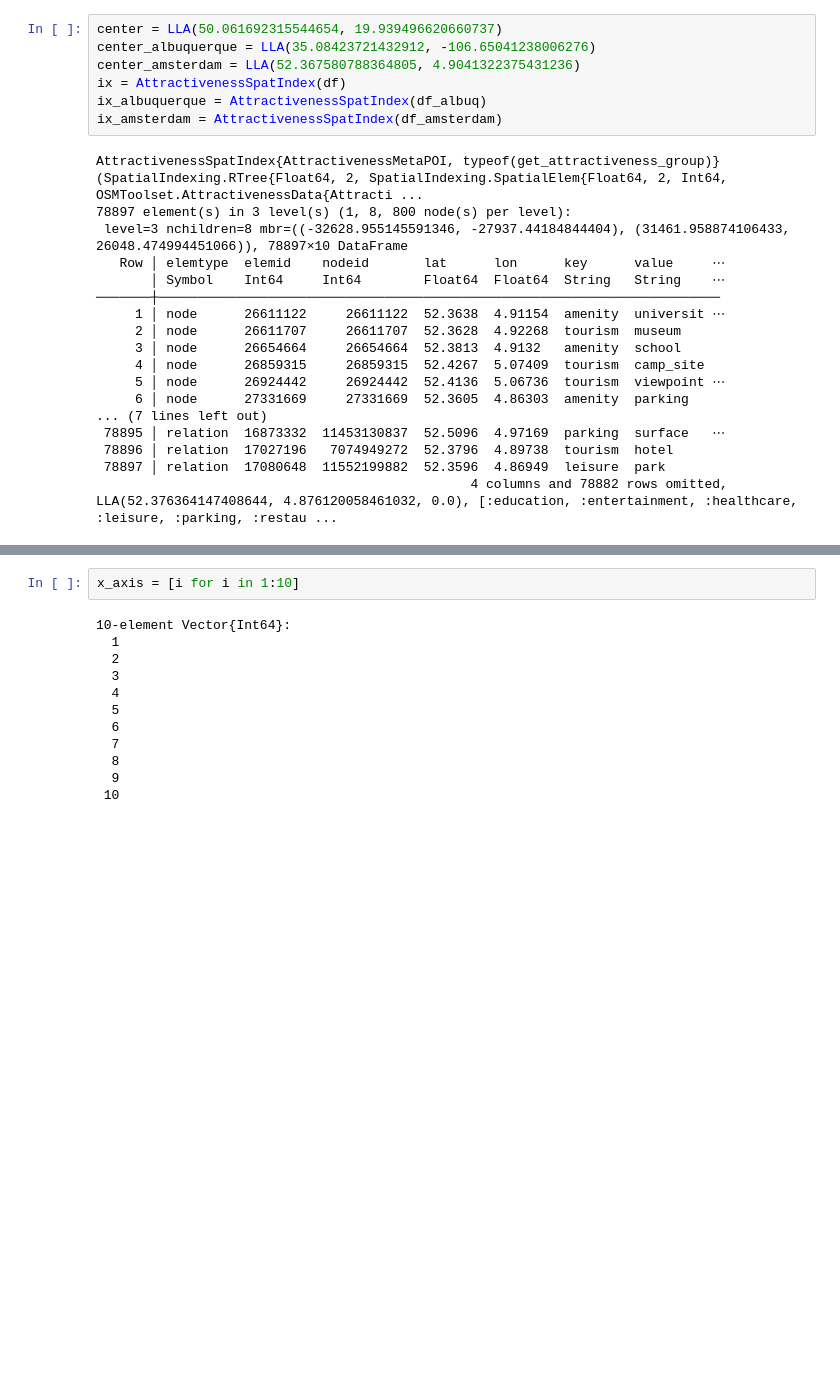
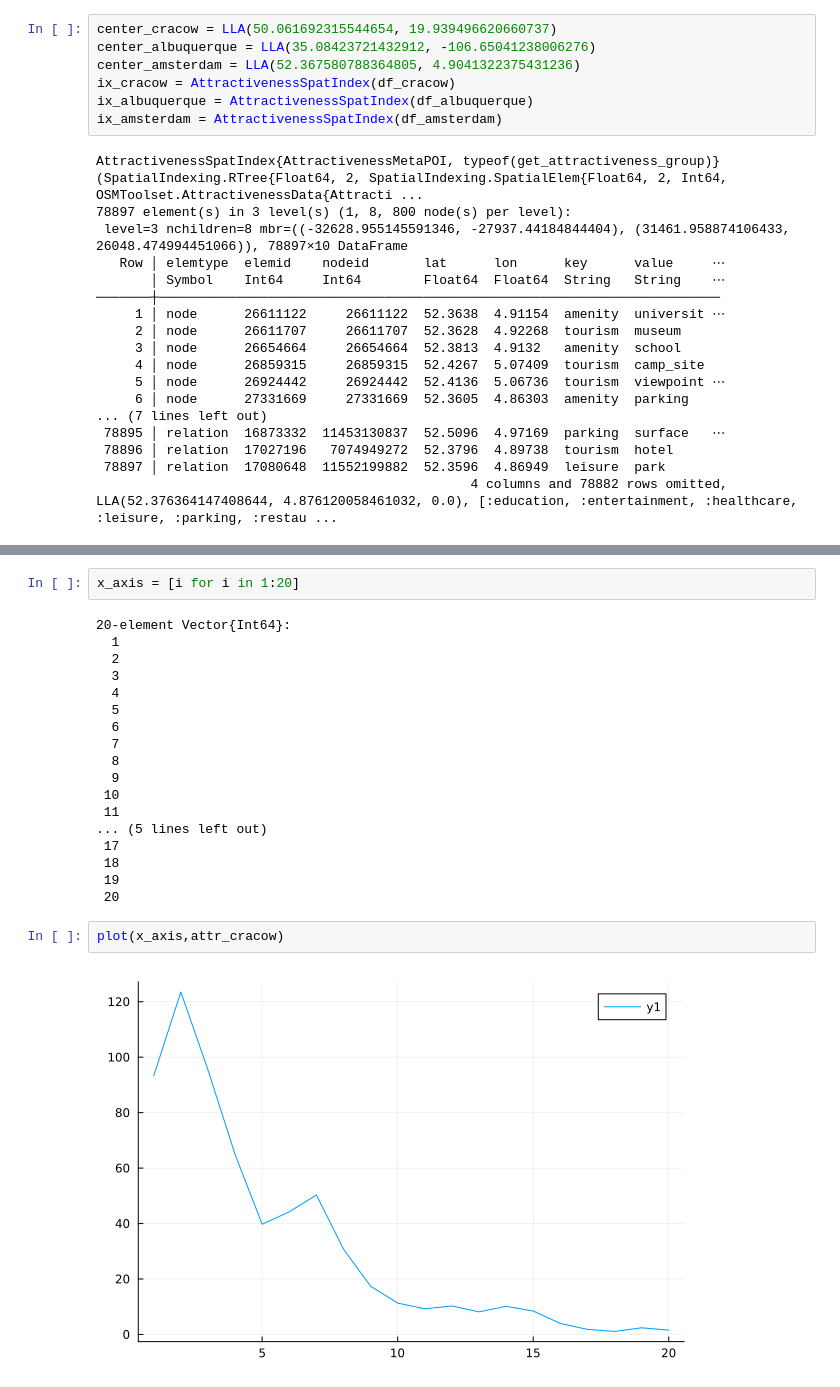
Before and after one commit to AdamKasinski/walkability_analyses, a Jupyter notebook: example.ipynb, the cells around one changed output, grey strips where cells are left out. Saved outputs shown, nothing was run; the diff lists cells and outputs as text; blank space fills up the shorter version.

```diff
--- a/example.ipynb
+++ b/example.ipynb
@@ -48,11 +48,11 @@ df_amsterdam = get_POI("Amsterdam.osm",nothing,"Amsterdam.csv")
 | 24 | node | 34032855 | 34032855 | 52.3668 | 4.89431 | amenity | fast_food | restaurants |
 | ⋮ | ⋮ | ⋮ | ⋮ | ⋮ | ⋮ | ⋮ | ⋮ | ⋮ |
 # %%
-center = LLA(50.061692315544654, 19.939496620660737)
+center_cracow = LLA(50.061692315544654, 19.939496620660737)
 center_albuquerque = LLA(35.08423721432912, -106.65041238006276)
 center_amsterdam = LLA(52.367580788364805, 4.9041322375431236)
-ix = AttractivenessSpatIndex(df)
-ix_albuquerque = AttractivenessSpatIndex(df_albuq)
+ix_cracow = AttractivenessSpatIndex(df_cracow)
+ix_albuquerque = AttractivenessSpatIndex(df_albuquerque)
 ix_amsterdam = AttractivenessSpatIndex(df_amsterdam)
 # %% [output]
 AttractivenessSpatIndex{AttractivenessMetaPOI, typeof(get_attractiveness_group)}(SpatialIndexing.RTree{Float64, 2, SpatialIndexing.SpatialElem{Float64, 2, Int64, OSMToolset.AttractivenessData{Attracti ...
@@ -107,7 +119,7 @@ attr_amsterdam = calculate_attractiveness_of_sector(points_amsterdam,ix_amsterda
 # %%
-x_axis = [i for i in 1:10]
+x_axis = [i for i in 1:20]
 # %% [output]
-10-element Vector{Int64}:
+20-element Vector{Int64}:
   1
   2
   3
@@ -118,3 +130,13 @@ x_axis = [i for i in 1:10]
   8
   9
  10
+ 11
+... (5 lines left out)
+ 17
+ 18
+ 19
+ 20
+# %%
+plot(x_axis,attr_cracow)
+# %% [output]
+[figure, added]
```
Also changed, not shown: parts of 7 cells of this notebook.
